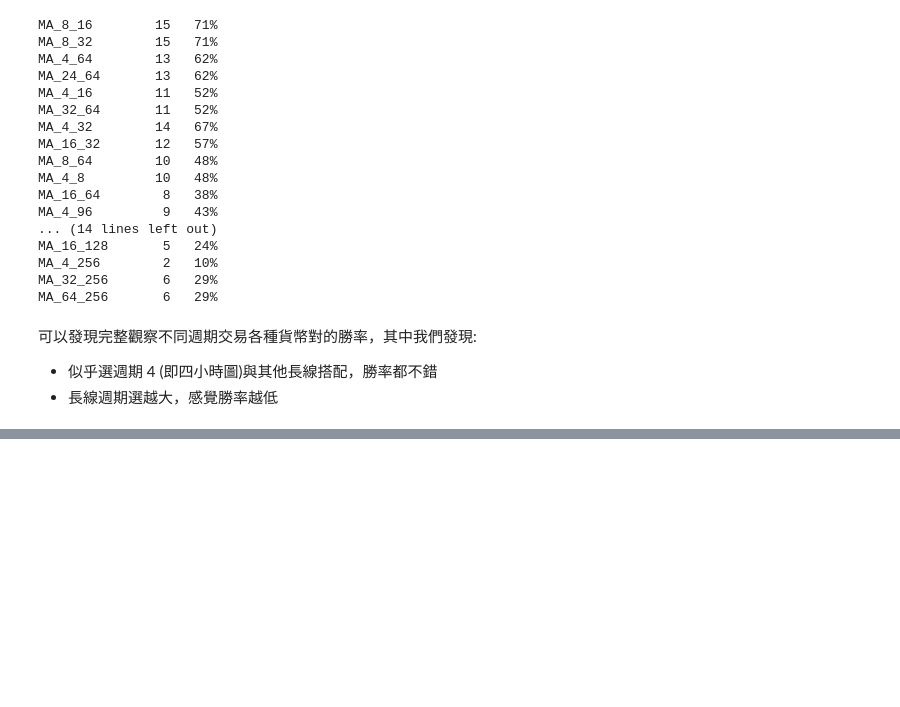
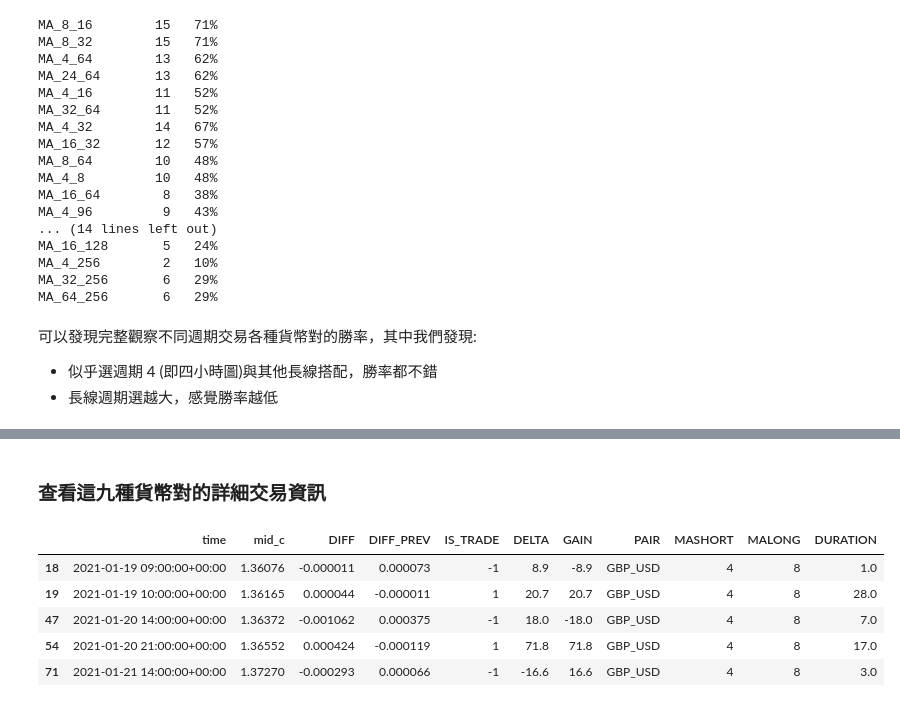
Before and after one commit to LLH07/FX_backtest, a Jupyter notebook: ma_cross_strgy_explore.ipynb, the cells around one changed output, grey strips where cells are left out. Cells and saved outputs as stored; diff of their text form; code cells hidden in the pictures; blank space fills up the shorter version.

```diff
--- a/ma_cross_strgy_explore.ipynb
+++ b/ma_cross_strgy_explore.ipynb
@@ -201,0 +279,11 @@ MA_64_256       6   29%
+# %% [markdown]
+### 查看這九種貨幣對的詳細交易資訊
+# %%
+all_trades.head()
+# %% [output]
+|  | time | mid_c | DIFF | DIFF_PREV | IS_TRADE | DELTA | GAIN | PAIR | MASHORT | MALONG | DURATION |
+| 18 | 2021-01-19 09:00:00+00:00 | 1.36076 | -0.000011 | 0.000073 | -1 | 8.9 | -8.9 | GBP_USD | 4 | 8 | 1.0 |
+| 19 | 2021-01-19 10:00:00+00:00 | 1.36165 | 0.000044 | -0.000011 | 1 | 20.7 | 20.7 | GBP_USD | 4 | 8 | 28.0 |
+| 47 | 2021-01-20 14:00:00+00:00 | 1.36372 | -0.001062 | 0.000375 | -1 | 18.0 | -18.0 | GBP_USD | 4 | 8 | 7.0 |
+| 54 | 2021-01-20 21:00:00+00:00 | 1.36552 | 0.000424 | -0.000119 | 1 | 71.8 | 71.8 | GBP_USD | 4 | 8 | 17.0 |
+| 71 | 2021-01-21 14:00:00+00:00 | 1.37270 | -0.000293 | 0.000066 | -1 | -16.6 | 16.6 | GBP_USD | 4 | 8 | 3.0 |
```
Also changed, not shown: parts of 29 cells of this notebook.
